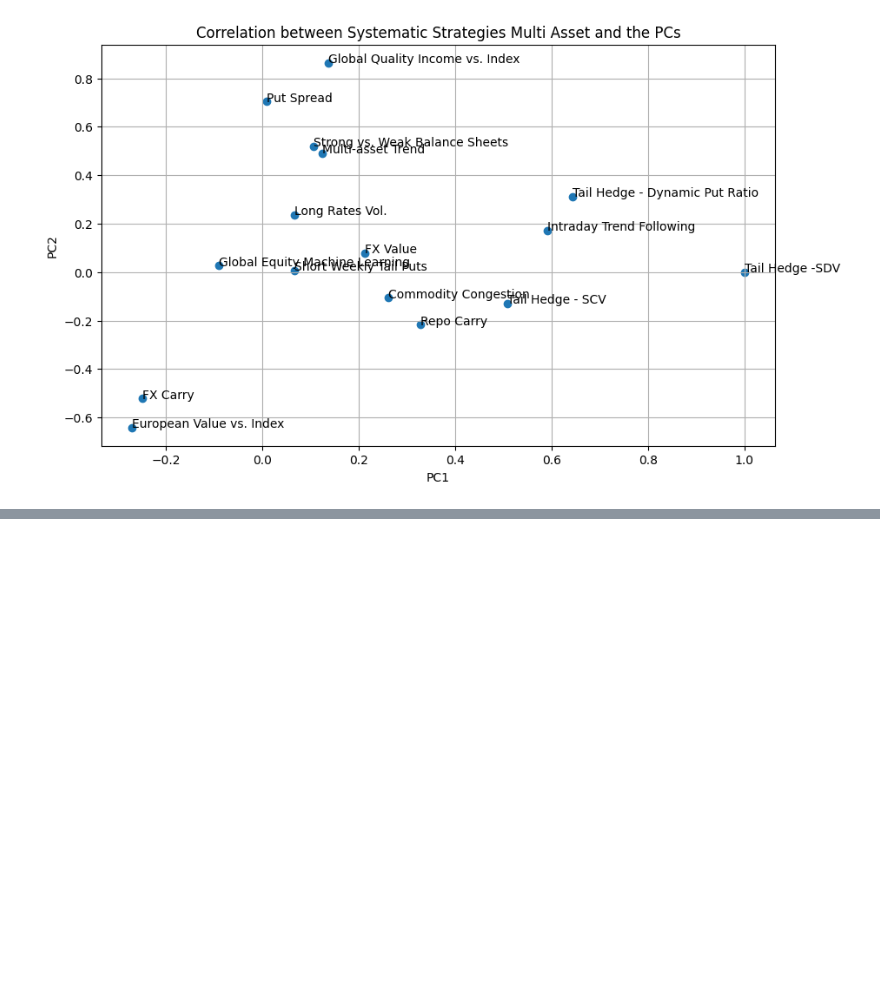
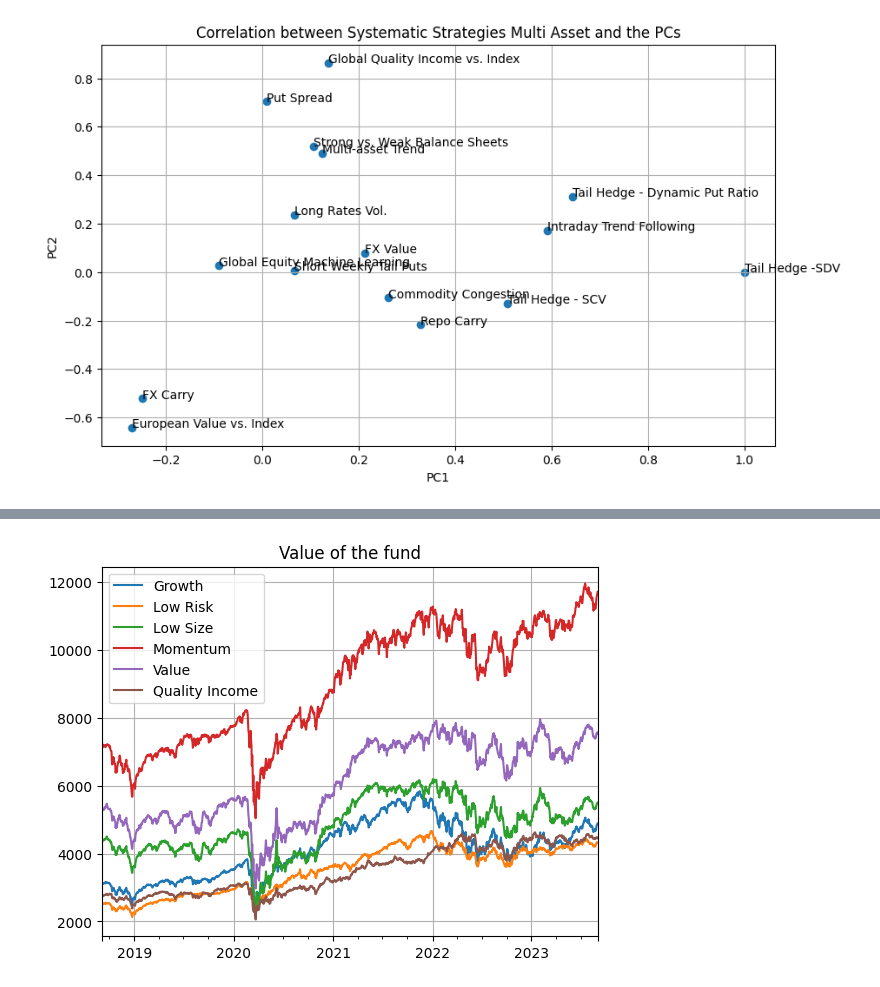
Before and after one commit to theomdvn/AlgoTrading, a Jupyter notebook: PCA.ipynb, the cells around one changed output, grey strips where cells are left out. Drawn from its saved outputs; the diff is of its cells as text; code cells hidden in the pictures; blank space fills up the shorter version.

```diff
--- a/PCA.ipynb
+++ b/PCA.ipynb
@@ -305,0 +325,8 @@ plt.show()
+# %%
+df_ef = pd.read_csv('Copie de equity_factor_performance_data.csv', index_col=0, parse_dates=True)
+# %%
+df_ef.plot()
+plt.title('Value of the fund')
+plt.grid(True)
+# %% [output]
+[figure, added]
```
Also changed, not shown: parts of 18 cells of this notebook, 2 other files.
